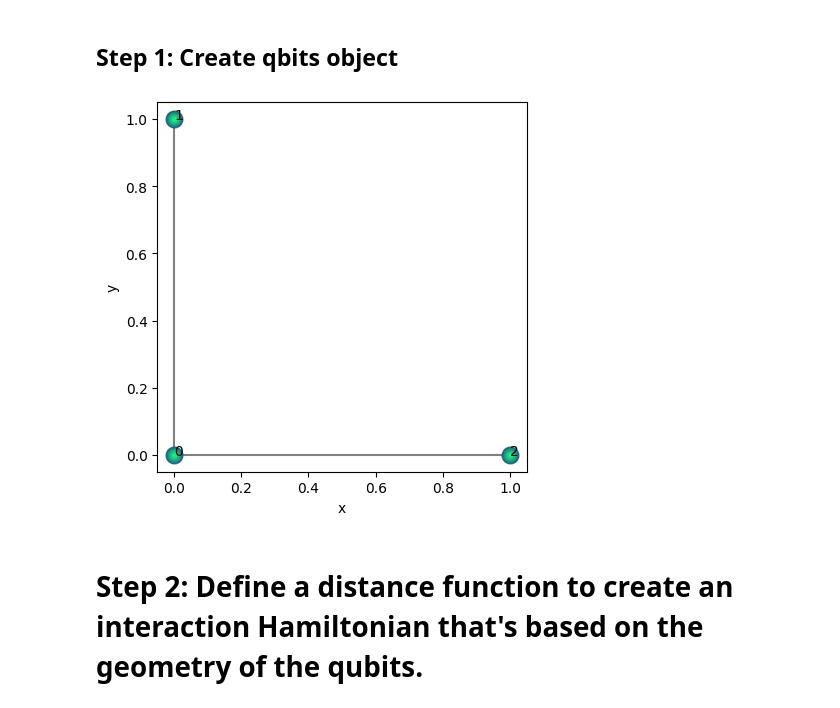
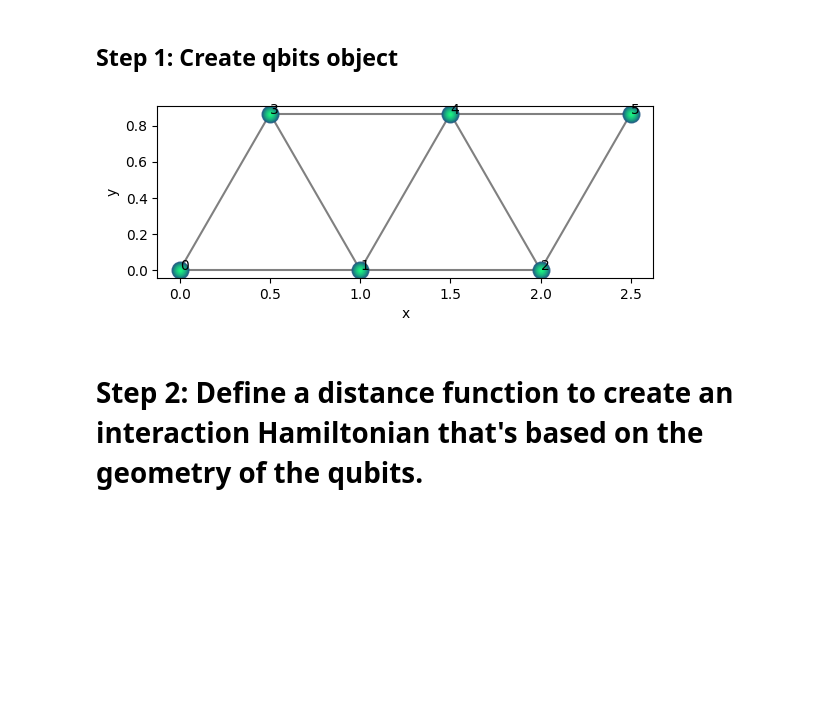
Before and after one commit to ICHEC/qse, a Jupyter notebook: examples/gate_based.ipynb, the cells around one changed output. Drawn from its saved outputs; the diff is of its cells as text; code cells hidden in the pictures; blank space fills up the shorter version.

```diff
--- a/examples/gate_based.ipynb
+++ b/examples/gate_based.ipynb
@@ -14,16 +14,21 @@ from qiskit.circuit import QuantumCircuit
 # %% [markdown]
 ## Step 1: Create qbits object
 # %%
+h = np.sqrt(1 - 0.5*0.5)
+
 positions = np.array([
     [0., 0., 0.],
-    [0., 1., 0.],
     [1., 0., 0.],
+    [2., 0., 0.],
+    [0.5, h, 0.],
+    [1.5, h, 0.],
+    [2.5, h, 0.],
     ])
 
 qbits = qse.Qbits(positions=positions)
 qbits.draw(show_labels=True, radius="nearest")
 # %% [output]
-[figure, old version]
+[figure, new version]
 # %% [markdown]
 # Step 2: Define a distance function to create an interaction Hamiltonian that's based on the geometry of the qubits.
 # %%
```
Also changed, not shown: parts of 4 cells of this notebook.
